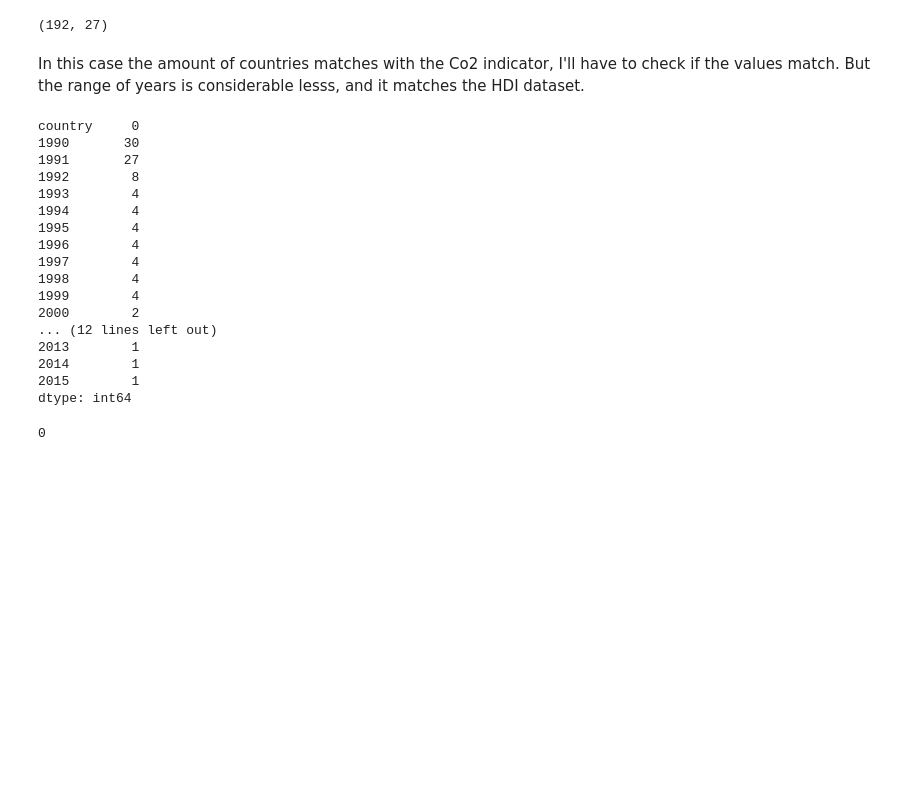
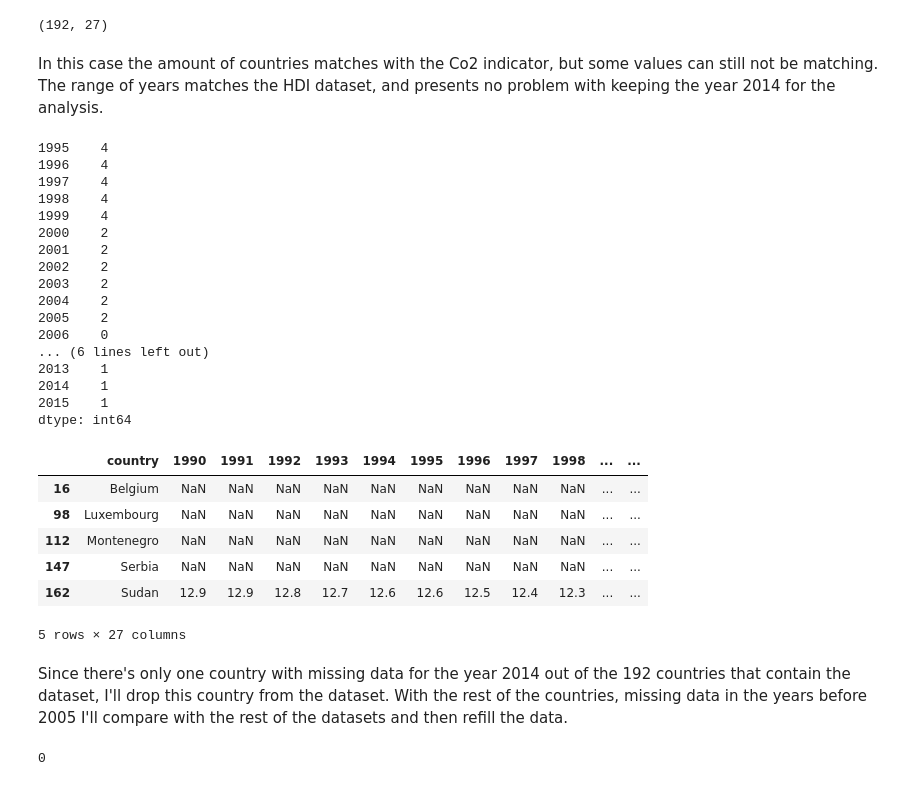
Before and after one commit to Victoriapm/co2_emissions_analysis, a Jupyter notebook: Part 2 - Investigate_Dataset/Investigate_a_Dataset.ipynb, the cells around one changed output. Saved outputs shown, nothing was run; the diff lists cells and outputs as text; code cells hidden in the pictures; blank space fills up the shorter version.

```diff
--- a/Part 2 - Investigate_Dataset/Investigate_a_Dataset.ipynb
+++ b/Part 2 - Investigate_Dataset/Investigate_a_Dataset.ipynb
@@ -207,28 +260,42 @@ df_fc.shape
 # %% [output]
 (192, 27)
 # %% [markdown]
-In this case the amount of countries matches with the Co2 indicator, I'll have to check if the values match. But the range of years is considerable lesss, and it matches the HDI dataset.
+In this case the amount of countries matches with the Co2 indicator, but some values can still not be matching.
+The range of years matches the HDI dataset, and presents no problem with keeping the year 2014 for the analysis.
 # %%
-# Count missing values
-df_fc.isna().sum()
+# Count missing values in the last 21 years of the dataset
+df_fc[df_fc.columns[-21:]].isna().sum()
 # %% [output]
-country     0
-1990       30
-1991       27
-1992        8
-1993        4
-1994        4
-1995        4
-1996        4
-1997        4
-1998        4
-1999        4
-2000        2
-... (12 lines left out)
-2013        1
-2014        1
-2015        1
+1995    4
+1996    4
+1997    4
+1998    4
+1999    4
+2000    2
+2001    2
+2002    2
+2003    2
+2004    2
+2005    2
+2006    0
+... (6 lines left out)
+2013    1
+2014    1
+2015    1
 dtype: int64
+# %%
+# Check the missing values
+df_fc[df_fc[df_fc.columns[-20:]].isna().any(axis=1)]
+# %% [output]
+|  | country | 1990 | 1991 | 1992 | 1993 | 1994 | 1995 | 1996 | 1997 | 1998 | ... | ... |
+| 16 | Belgium | NaN | NaN | NaN | NaN | NaN | NaN | NaN | NaN | NaN | ... | ... |
+| 98 | Luxembourg | NaN | NaN | NaN | NaN | NaN | NaN | NaN | NaN | NaN | ... | ... |
+| 112 | Montenegro | NaN | NaN | NaN | NaN | NaN | NaN | NaN | NaN | NaN | ... | ... |
+| 147 | Serbia | NaN | NaN | NaN | NaN | NaN | NaN | NaN | NaN | NaN | ... | ... |
+| 162 | Sudan | 12.9 | 12.9 | 12.8 | 12.7 | 12.6 | 12.6 | 12.5 | 12.4 | 12.3 | ... | ... |
+5 rows × 27 columns
+# %% [markdown]
+Since there's only one country with missing data for the year 2014 out of the 192 countries that contain the dataset, I'll drop this country from the dataset. With the rest of the countries, missing data in the years before 2005 I'll compare with the rest of the datasets and then refill the data.
 # %%
 # Check for duplicated rows
 df_fc.duplicated().sum()
```
Also changed, not shown: parts of 79 cells of this notebook.
